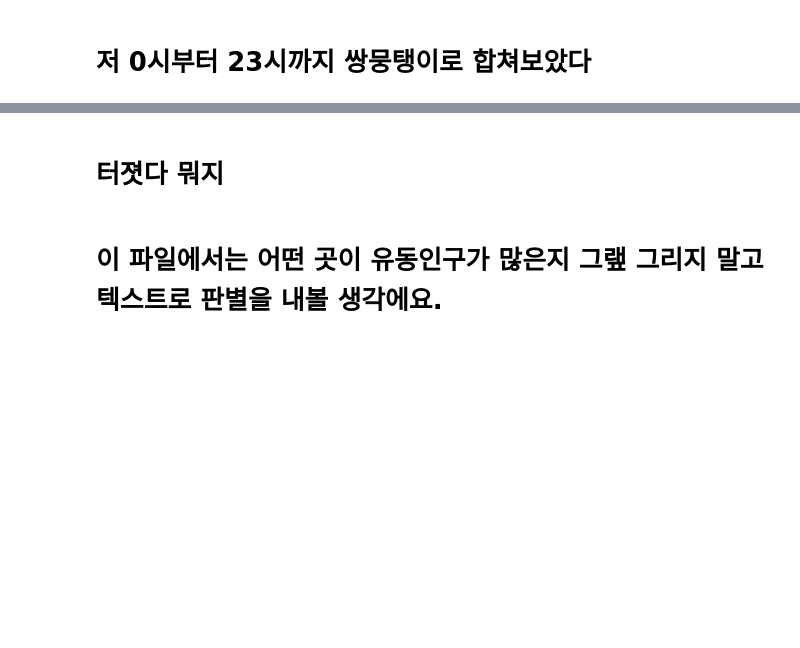
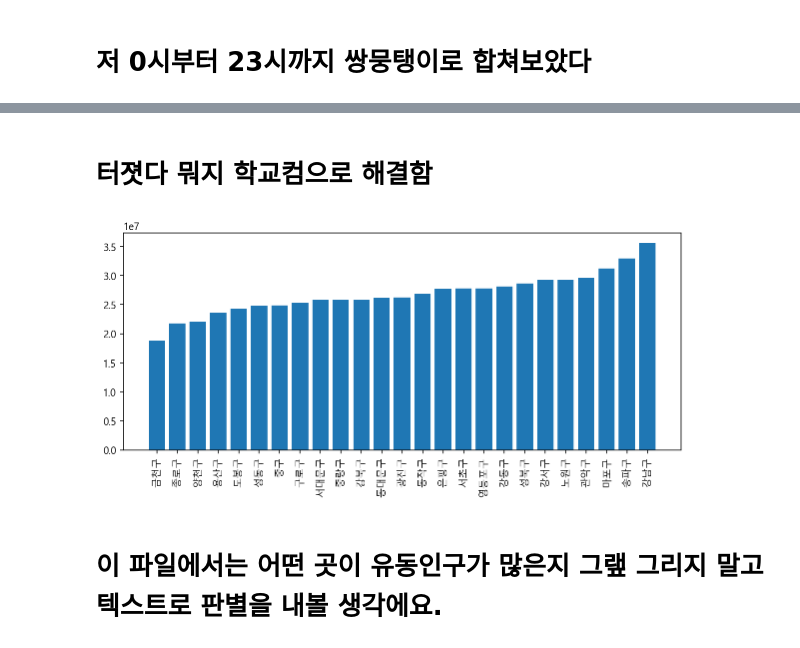
Before and after one commit to dmu-data-anal/data-analysis, a Jupyter notebook: .박종관/data_test4.ipynb, the cells around one changed output, grey strips where cells are left out. Cells and saved outputs as stored; diff of their text form; code cells hidden in the pictures; blank space fills up the shorter version.

```diff
--- a/.박종관/data_test4.ipynb
+++ b/.박종관/data_test4.ipynb
@@ -359,8 +359,29 @@ filenames = ["../참고 데이터/csv/large-datasets/생활이동_자치구_2022
 #           encoding='cp949') as f:
 #     data = pd.read_csv(f)
 
-# df = pd.concat(
-#     [pd.read_csv(f, encoding='cp949') for f in filenames], ignore_index=True
-#     )
-print([pd.read_csv(f,encoding='cp949') for f in filenames])
+data = pd.concat(
+    [pd.read_csv(f, encoding='cp949') for f in filenames], ignore_index=True
+    )
+
+data = data.drop(data[data['출발 시군구 코드'] == data['도착 시군구 코드']].index)
+data.loc[data['이동인구(합)'] == '*', '이동인구(합)'] = 0
+
+# tst = {key: value for key, value in zip(data1['소분류'], data1['시군구']+" "+data1['읍면동'])} # 이건 자치구용
+tst = {key:value for key,value in zip(data1['중분류'], data1['시군구'])}
+#tst = {11010:"ㅁㄴㅇㄹ"}
+print(tst)
+
+data = data.drop(data[data['출발 시군구 코드'].astype(int) > 11250].index)
+data = data.drop(data[data['도착 시군구 코드'].astype(int) > 11250].index)
+data = data.replace(tst)
+
+print(data['이동인구(합)'].size)
+# print([pd.read_csv(f,encoding='cp949') for f in filenames])
+print(data)
+data2 = data.groupby(['출발 시군구 코드', '도착 시군구 코드'])['평균 이동 시간(분)'].sum().sort_values()#.head(10)
+data2point5 = data.groupby(['도착 시군구 코드'])['평균 이동 시간(분)'].sum().sort_values()#.head(10)
+print(data2point5)
+data3 = data.loc[:, ["도착 시군구 코드","평균 이동 시간(분)"]]
+# print(list(data2))
+regions = ['금천구','종로구','양천구','용산구','도봉구','성동구','중구','구로구','서대문구','중랑구','강북구','동대문구','광진구','동작구','은평구','서초구','영등포구','강동구','성북구','강서구','노원구','관악구','마포구','송파구','강남구']
 # %% [output]
@@ -369,5 +405,12 @@ Error:
 # %% [markdown]
-# 터졋다 뭐지
+# 터졋다 뭐지 학교컴으로 해결함
+# %%
+plt.figure(figsize=(10,4))
+plt.bar(regions, data2point5)
+plt.xticks(range(25), regions, rotation=90)
+plt.show()
+# %% [output]
+[figure, added]
 # %%
 graph = nx.from_pandas_edgelist(data,
                                 source='출발 시군구 코드',
```
Also changed, not shown: parts of 3 cells of this notebook, 21 other files.
